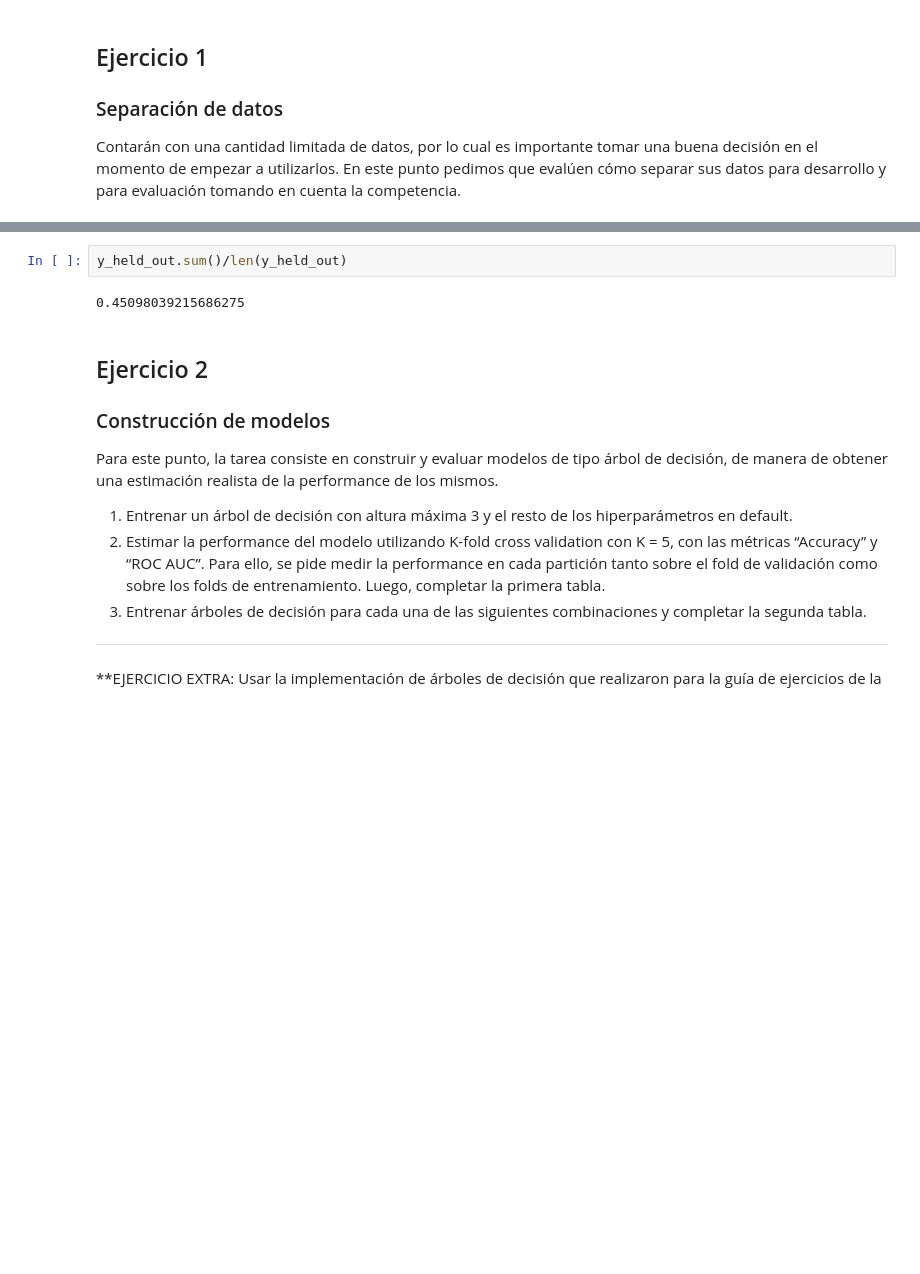
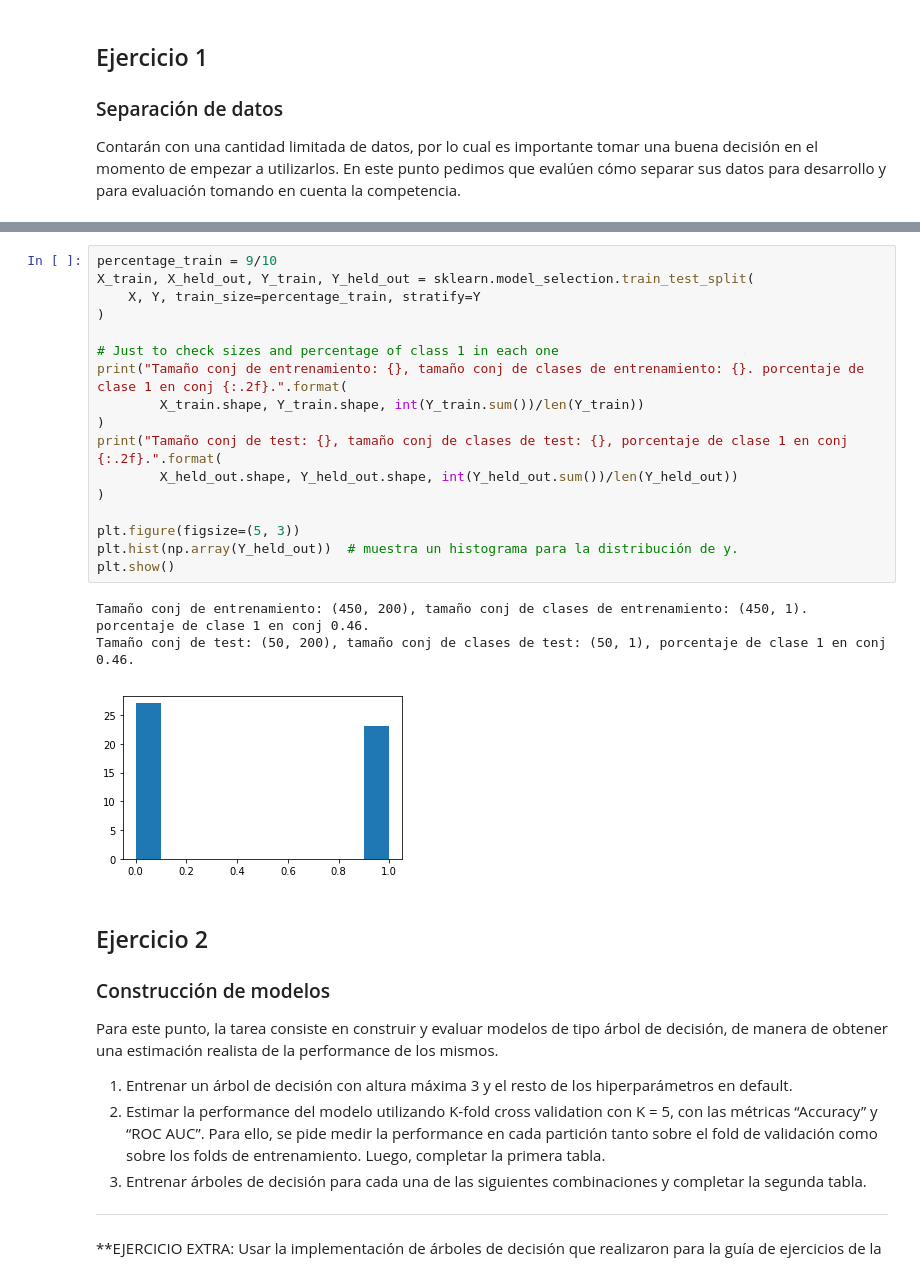
Before and after one commit to BrianBohe/aa-notebooks, a Jupyter notebook: TP1/TP1.ipynb, the cells around one changed output, grey strips where cells are left out. Cells and saved outputs as stored; diff of their text form; blank space fills up the shorter version.

```diff
--- a/TP1/TP1.ipynb
+++ b/TP1/TP1.ipynb
@@ -178,7 +116,24 @@ Name: Y, Length: 51, dtype: int32
-# %%
-y_held_out.sum()/len(y_held_out)
-# %% [output]
-0.45098039215686275
+# %%
+percentage_train = 9/10
+X_train, X_held_out, Y_train, Y_held_out = sklearn.model_selection.train_test_split(
+    X, Y, train_size=percentage_train, stratify=Y
+)
+
+# Just to check sizes and percentage of class 1 in each one
+print("Tamaño conj de entrenamiento: {}, tamaño conj de clases de entrenamiento: {}. porcentaje de clase 1 en conj {:.2f}.".format(
+        X_train.shape, Y_train.shape, int(Y_train.sum())/len(Y_train))
+)
+print("Tamaño conj de test: {}, tamaño conj de clases de test: {}, porcentaje de clase 1 en conj {:.2f}.".format(
+        X_held_out.shape, Y_held_out.shape, int(Y_held_out.sum())/len(Y_held_out))
+)
+
+plt.figure(figsize=(5, 3))
+plt.hist(np.array(Y_held_out))  # muestra un histograma para la distribución de y.
+plt.show()
+# %% [output]
+Tamaño conj de entrenamiento: (450, 200), tamaño conj de clases de entrenamiento: (450, 1). porcentaje de clase 1 en conj 0.46.
+Tamaño conj de test: (50, 200), tamaño conj de clases de test: (50, 1), porcentaje de clase 1 en conj 0.46.
+[figure, added]
 # %% [markdown]
 ## Ejercicio 2
 
```
Also changed, not shown: parts of 35 cells of this notebook, 1 other file.
